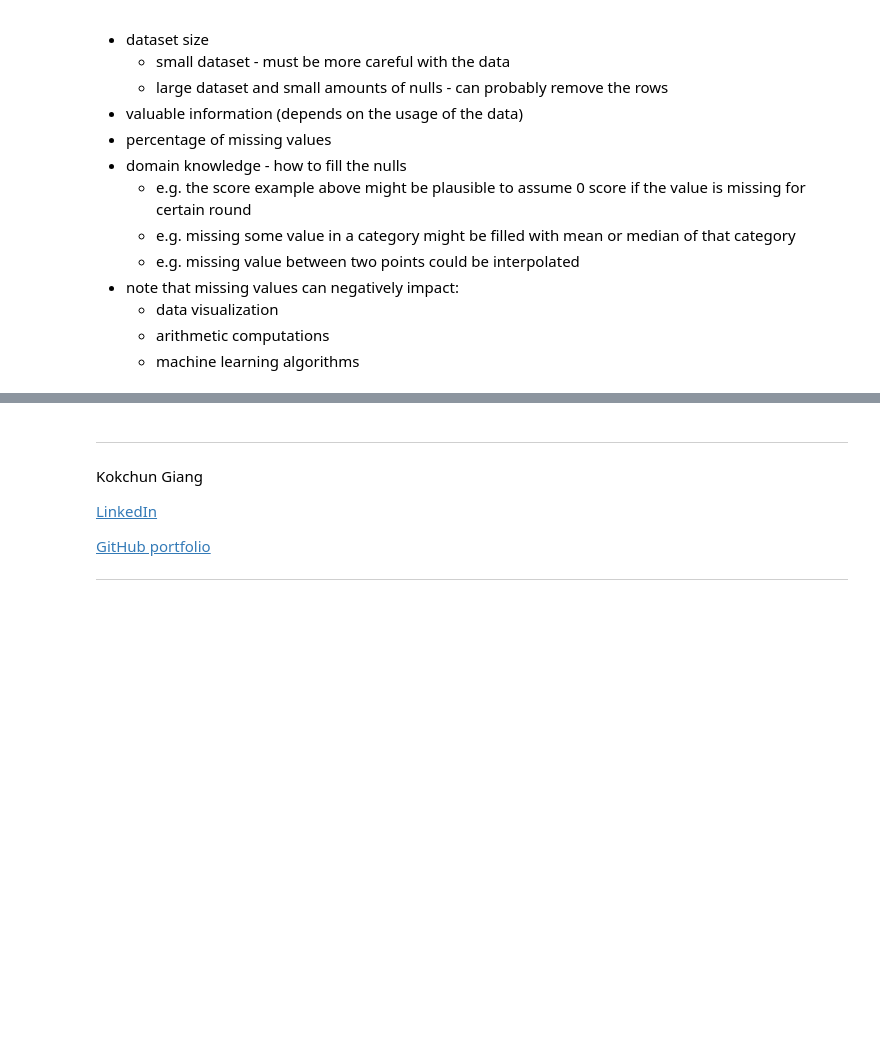
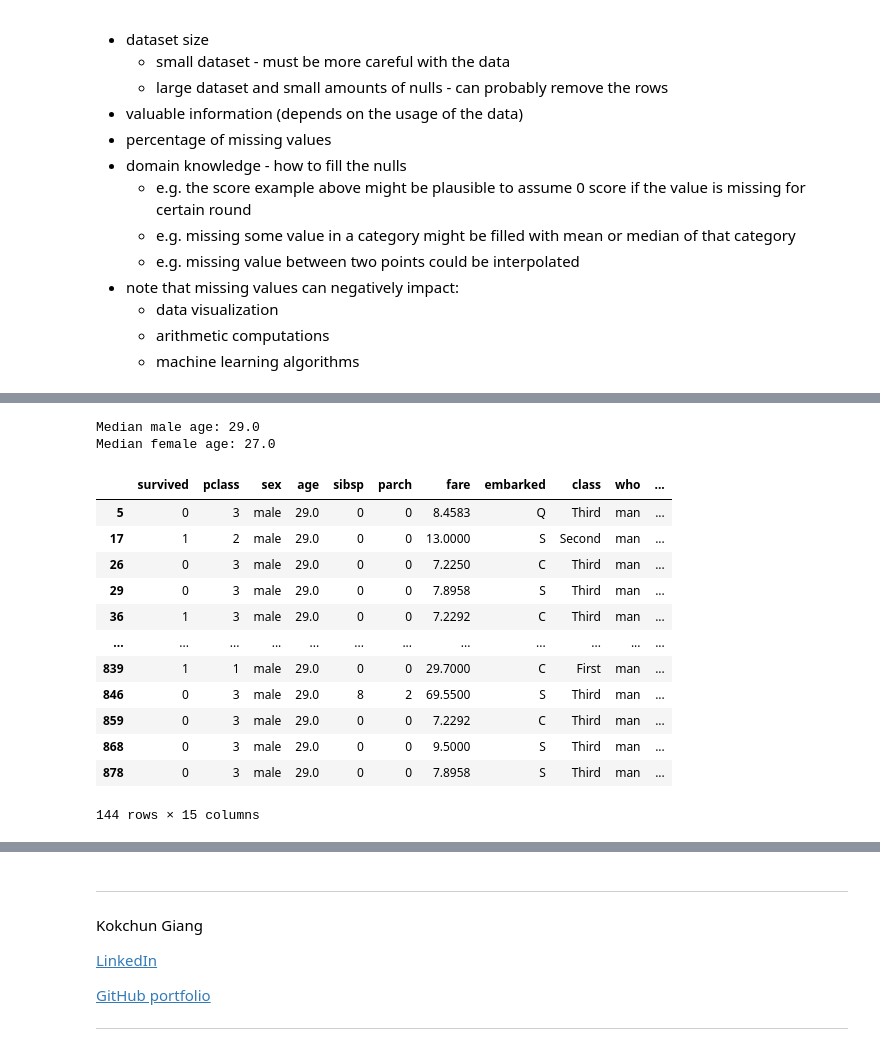
Before and after one commit to kokchun/Databehandling, a Jupyter notebook: Lectures/L1-missing-aggregation.ipynb, the cells around one changed output, grey strips where cells are left out. Drawn from its saved outputs; the diff is of its cells as text; code cells hidden in the pictures; blank space fills up the shorter version.

```diff
--- a/Lectures/L1-missing-aggregation.ipynb
+++ b/Lectures/L1-missing-aggregation.ipynb
@@ -138,0 +178,28 @@ The strategy you should choose may depend on:
+# %%
+# Imagine that we have talked to a historian and this person advices us to use median age of the corresponding gender to fill in the missing ages
+
+median_male_age = titanic[titanic["sex"] == "male"]["age"].median()
+median_female_age = titanic[titanic["sex"] == "female"]["age"].median()
+
+print(f"Median male age: {median_male_age}")
+print(f"Median female age: {median_female_age}")
+
+
+titanic.loc[titanic["sex"] == "male", "age"] = titanic.loc[titanic["sex"] == "male", "age"].fillna(median_male_age)
+titanic.loc[titanic["age"]==29]
+# %% [output]
+Median male age: 29.0
+Median female age: 27.0
+|  | survived | pclass | sex | age | sibsp | parch | fare | embarked | class | who | ... |
+| 5 | 0 | 3 | male | 29.0 | 0 | 0 | 8.4583 | Q | Third | man | ... |
+| 17 | 1 | 2 | male | 29.0 | 0 | 0 | 13.0000 | S | Second | man | ... |
+| 26 | 0 | 3 | male | 29.0 | 0 | 0 | 7.2250 | C | Third | man | ... |
+| 29 | 0 | 3 | male | 29.0 | 0 | 0 | 7.8958 | S | Third | man | ... |
+| 36 | 1 | 3 | male | 29.0 | 0 | 0 | 7.2292 | C | Third | man | ... |
+| ... | ... | ... | ... | ... | ... | ... | ... | ... | ... | ... | ... |
+| 839 | 1 | 1 | male | 29.0 | 0 | 0 | 29.7000 | C | First | man | ... |
+| 846 | 0 | 3 | male | 29.0 | 8 | 2 | 69.5500 | S | Third | man | ... |
+| 859 | 0 | 3 | male | 29.0 | 0 | 0 | 7.2292 | C | Third | man | ... |
+| 868 | 0 | 3 | male | 29.0 | 0 | 0 | 9.5000 | S | Third | man | ... |
+| 878 | 0 | 3 | male | 29.0 | 0 | 0 | 7.8958 | S | Third | man | ... |
+144 rows × 15 columns
```
Also changed, not shown: parts of 9 cells of this notebook.
